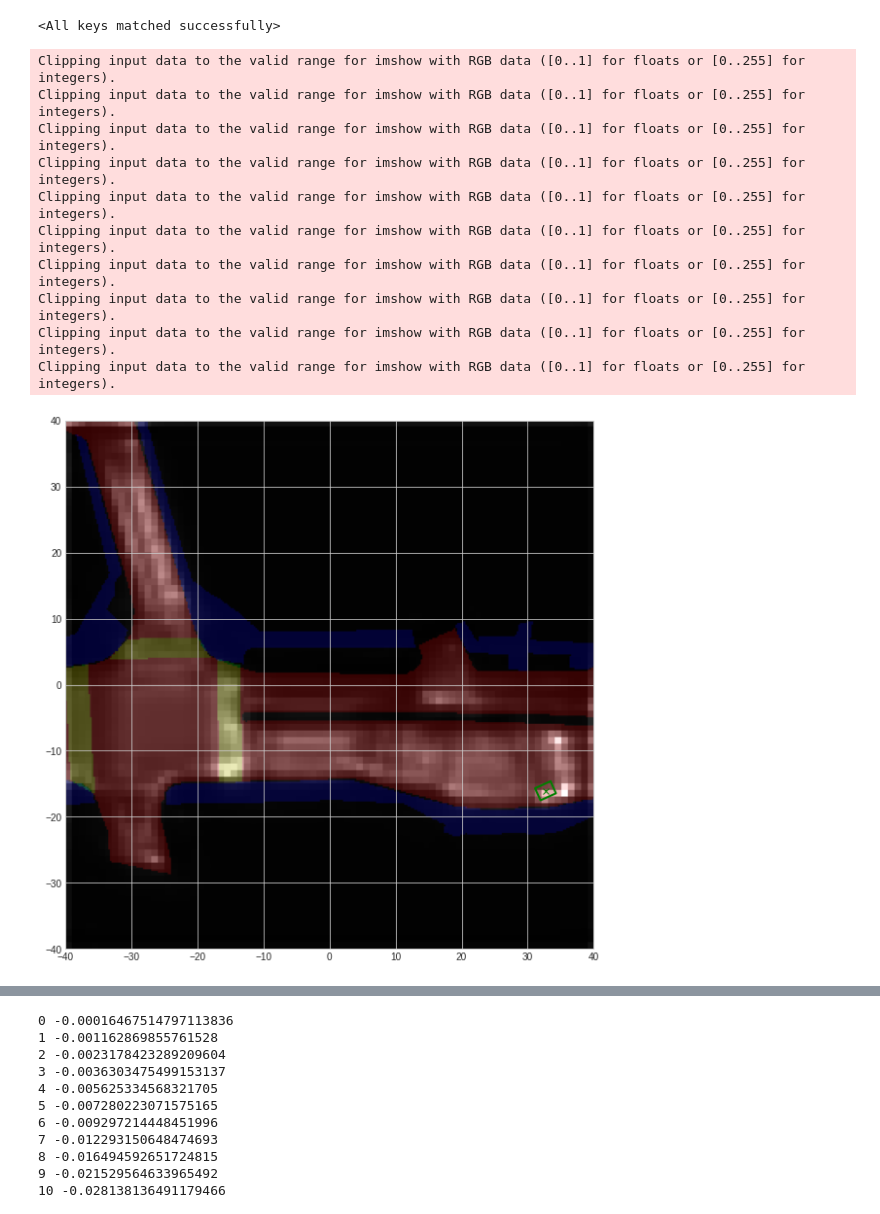
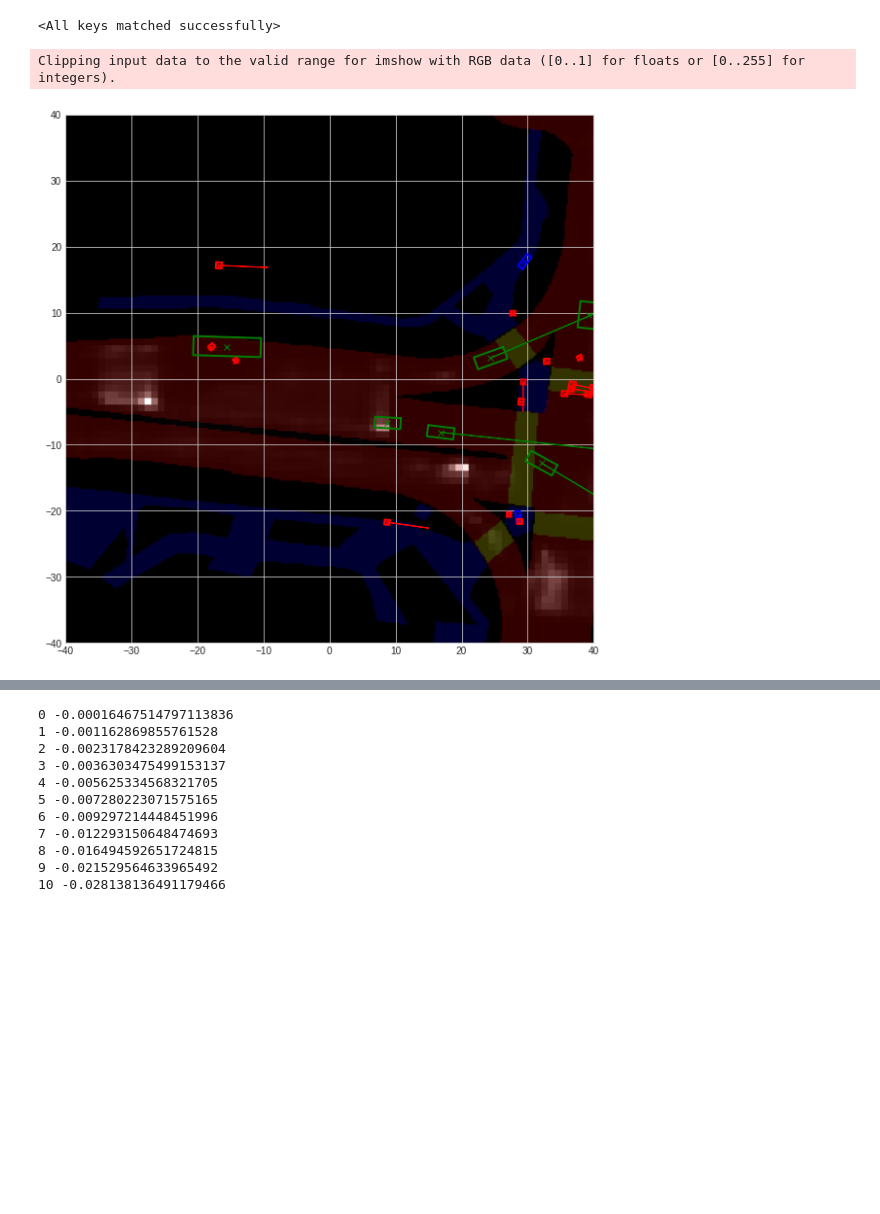
Before and after one commit to Abracadabra0/ATISS-Traffic, a Jupyter notebook: visualize.ipynb, the cells around one changed output, grey strips where cells are left out. Drawn from its saved outputs; the diff is of its cells as text; code cells hidden in the pictures; blank space fills up the shorter version.

```diff
--- a/visualize.ipynb
+++ b/visualize.ipynb
@@ -22,21 +22,21 @@ dataset = NuScenesDataset("/media/yifanlin/My Passport/data/nuScene-processed/tr
 axes_limit = 40
 cat2color = {1: 'red', 2: 'blue', 3: 'green'}
 model = AutoregressiveTransformer()
-model.load_state_dict(torch.load('./ckpts/08-07-00:08:26'))
+model.load_state_dict(torch.load('./ckpts/08-07-22:21:01'))
 # %% [output]
 <All keys matched successfully>
 # %%
 data = dataset[10]
-input_data, length = collate_test([data], keep='none')
+input_data, length = collate_test([data], keep='random')
 for k in data:
     data[k] = input_data[k].squeeze(0).numpy()
 # %%
 condition = {
-    "category": None,  # int
+    "category": 3,  # int
 }
 # %%
 for _ in range(1):
-    preds, probs = model.generate(input_data, length, condition, n_sample=3)
+    preds, probs = model.generate(input_data, length, condition, n_sample=5)
     to_numpy(preds)
     category = preds['category']
     if category != 0:
@@ -59,40 +59,31 @@ for _ in range(1):
         prob_map = probs['location'].log_prob(torch.tensor(np.arange(6400))).reshape(80, 80).numpy()
         prob_map = np.exp(prob_map)
         prob_map = np.kron(prob_map, np.ones((4, 4)))
         prob_map /= prob_map.sum()
         map_layers += prob_map[..., None] / prob_map.max()
         ax.imshow(map_layers, extent=[-axes_limit, axes_limit, -axes_limit, axes_limit])
         for i in range(length.item()):
             if data['category'][i] != 0:
                 color = cat2color[data['category'][i]]
                 loc = data['location'][i]
                 ax.plot(loc[0], loc[1], 'x', color=color)
                 w, l, theta = data['bbox'][i]
                 corners = np.array([[l / 2, w / 2],
                                     [-l / 2, w / 2],
                                     [-l / 2, -w / 2],
                                     [l / 2, -w / 2],
                                     [l / 2, w / 2]])
                 rotation = np.array([[np.cos(theta), np.sin(theta)],
                                      [-np.sin(theta), np.cos(theta)]])
                 corners = np.dot(corners, rotation) + loc
                 ax.plot(corners[:, 0], corners[:, 1], color=color, linewidth=2)
                 speed, omega = data['velocity'][i]
                 rotation = np.array([[np.cos(omega), np.sin(omega)],
                                      [-np.sin(omega), np.cos(omega)]])
                 velocity = np.dot(np.array([speed, 0]), rotation)
                 ax.arrow(loc[0], loc[1], velocity[0] * 5, velocity[1] * 5, color=color, width=0.05)
         ax.set_xlim([-axes_limit, axes_limit])
         ax.set_ylim([-axes_limit, axes_limit])
 # %% [output]
 Clipping input data to the valid range for imshow with RGB data ([0..1] for floats or [0..255] for integers).
-Clipping input data to the valid range for imshow with RGB data ([0..1] for floats or [0..255] for integers).
-Clipping input data to the valid range for imshow with RGB data ([0..1] for floats or [0..255] for integers).
-Clipping input data to the valid range for imshow with RGB data ([0..1] for floats or [0..255] for integers).
-Clipping input data to the valid range for imshow with RGB data ([0..1] for floats or [0..255] for integers).
-Clipping input data to the valid range for imshow with RGB data ([0..1] for floats or [0..255] for integers).
-Clipping input data to the valid range for imshow with RGB data ([0..1] for floats or [0..255] for integers).
-Clipping input data to the valid range for imshow with RGB data ([0..1] for floats or [0..255] for integers).
-Clipping input data to the valid range for imshow with RGB data ([0..1] for floats or [0..255] for integers).
-Clipping input data to the valid range for imshow with RGB data ([0..1] for floats or [0..255] for integers).
-[figure, old version]
+[figure, new version]
```
Also changed, not shown: parts of 6 cells of this notebook, 3 other files.
